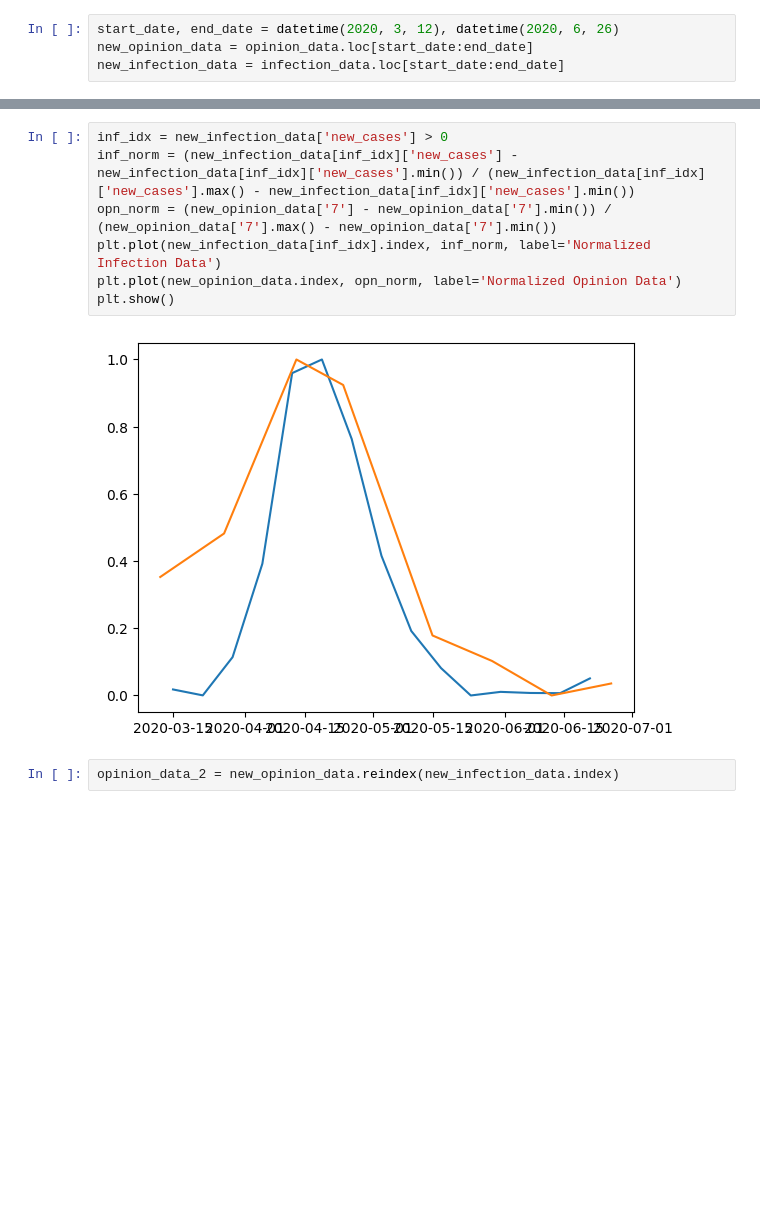
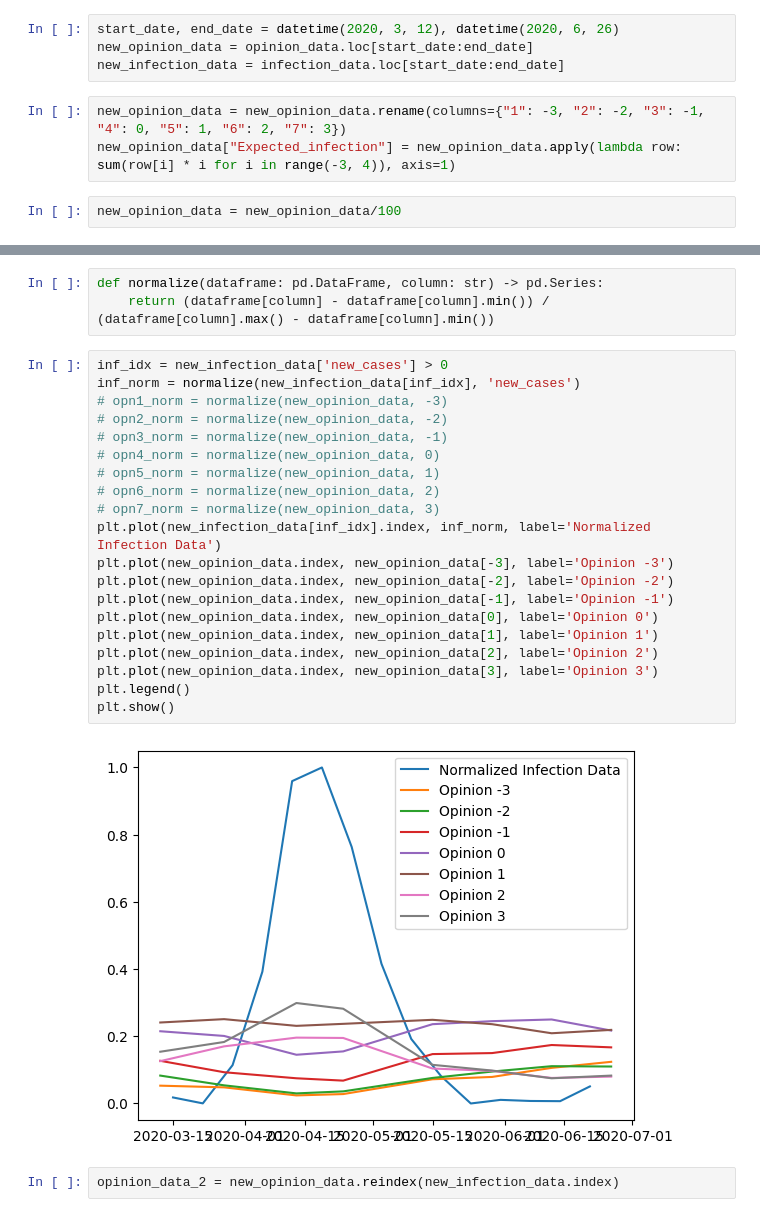
Before and after one commit to jschlieffen/Numerics_4_project, a Jupyter notebook: notebooks/EDA.ipynb, the cells around one changed output, grey strips where cells are left out. Drawn from its saved outputs; the diff is of its cells as text; blank space fills up the shorter version.

```diff
--- a/notebooks/EDA.ipynb
+++ b/notebooks/EDA.ipynb
@@ -9,3 +9,8 @@ infection_data = pd.read_csv("../data/japan-covid-data.csv", index_col="date", p
 start_date, end_date = datetime(2020, 3, 12), datetime(2020, 6, 26)
 new_opinion_data = opinion_data.loc[start_date:end_date]
 new_infection_data = infection_data.loc[start_date:end_date]
+# %%
+new_opinion_data = new_opinion_data.rename(columns={"1": -3, "2": -2, "3": -1, "4": 0, "5": 1, "6": 2, "7": 3})
+new_opinion_data["Expected_infection"] = new_opinion_data.apply(lambda row: sum(row[i] * i for i in range(-3, 4)), axis=1)
+# %%
+new_opinion_data = new_opinion_data/100
@@ -12,12 +30,28 @@ new_infection_data = infection_data.loc[start_date:end_date]
+# %%
+def normalize(dataframe: pd.DataFrame, column: str) -> pd.Series:
+    return (dataframe[column] - dataframe[column].min()) / (dataframe[column].max() - dataframe[column].min())
 # %%
 inf_idx = new_infection_data['new_cases'] > 0
-inf_norm = (new_infection_data[inf_idx]['new_cases'] - new_infection_data[inf_idx]['new_cases'].min()) / (new_infection_data[inf_idx]['new_cases'].max() - new_infection_data[inf_idx]['new_cases'].min())
-opn_norm = (new_opinion_data['7'] - new_opinion_data['7'].min()) / (new_opinion_data['7'].max() - new_opinion_data['7'].min())
+inf_norm = normalize(new_infection_data[inf_idx], 'new_cases')
+# opn1_norm = normalize(new_opinion_data, -3)
+# opn2_norm = normalize(new_opinion_data, -2)
+# opn3_norm = normalize(new_opinion_data, -1)
+# opn4_norm = normalize(new_opinion_data, 0)
+# opn5_norm = normalize(new_opinion_data, 1)
+# opn6_norm = normalize(new_opinion_data, 2)
+# opn7_norm = normalize(new_opinion_data, 3)
 plt.plot(new_infection_data[inf_idx].index, inf_norm, label='Normalized Infection Data')
-plt.plot(new_opinion_data.index, opn_norm, label='Normalized Opinion Data')
+plt.plot(new_opinion_data.index, new_opinion_data[-3], label='Opinion -3')
+plt.plot(new_opinion_data.index, new_opinion_data[-2], label='Opinion -2')
+plt.plot(new_opinion_data.index, new_opinion_data[-1], label='Opinion -1')
+plt.plot(new_opinion_data.index, new_opinion_data[0], label='Opinion 0')
+plt.plot(new_opinion_data.index, new_opinion_data[1], label='Opinion 1')
+plt.plot(new_opinion_data.index, new_opinion_data[2], label='Opinion 2')
+plt.plot(new_opinion_data.index, new_opinion_data[3], label='Opinion 3')
+plt.legend()
 plt.show()
 # %% [output]
-[figure, old version]
+[figure, new version]
 # %%
 opinion_data_2 = new_opinion_data.reindex(new_infection_data.index)
 # %%
```
Also changed, not shown: parts of 1 cell of this notebook, 8 other files.
